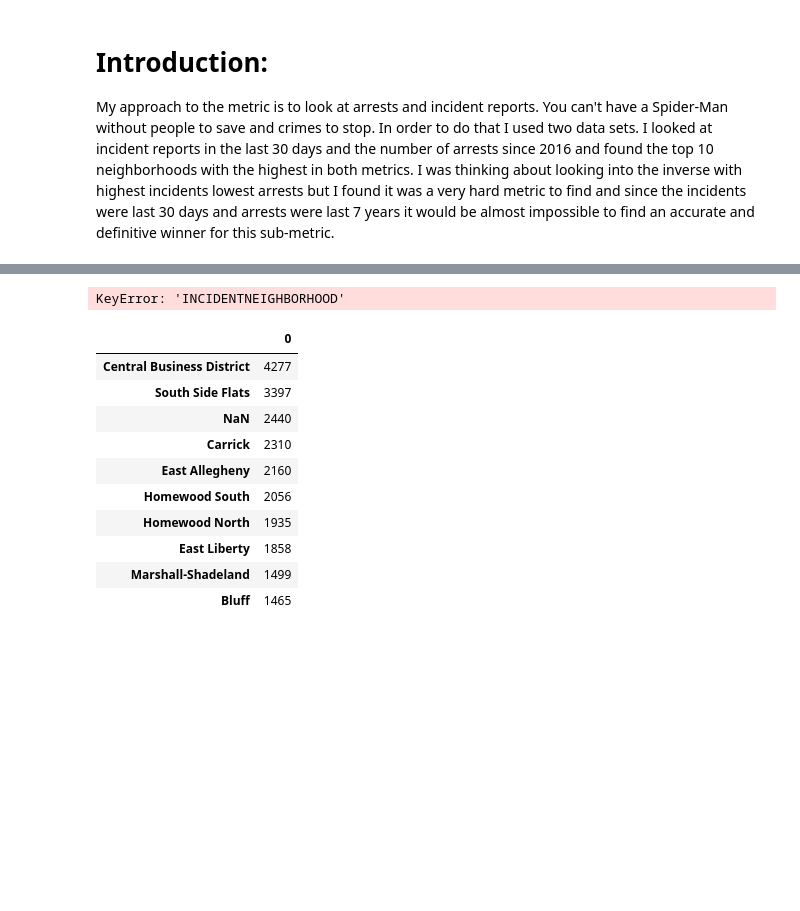
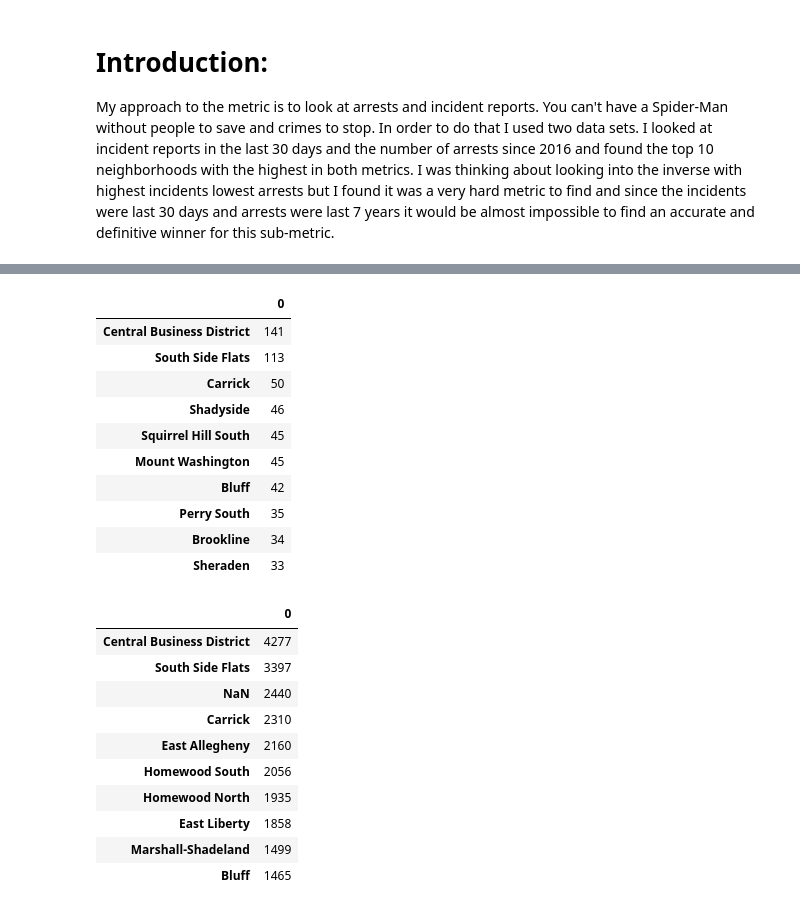
Before and after one commit to ConnorReger/FinalProject, a Jupyter notebook: Connor.ipynb, the cells around one changed output, grey strips where cells are left out. Drawn from its saved outputs; the diff is of its cells as text; code cells hidden in the pictures; blank space fills up the shorter version.

```diff
--- a/Connor.ipynb
+++ b/Connor.ipynb
@@ -12,21 +20,32 @@ TypeError: no numeric data to plot
 # %%
 import pandas as pd
+import numpy as np
+import geopandas as gpd
+%matplotlib inline
+import matplotlib.pyplot as plt
 
 incidents = pd.read_csv('Incidents.csv', sep=",")
 data = {}
-
 for index, row in incidents.iterrows():
     if row.INCIDENTNEIGHBORHOOD in data:
         data[row.INCIDENTNEIGHBORHOOD] = data[row.INCIDENTNEIGHBORHOOD] + 1
     else:
         data[row.INCIDENTNEIGHBORHOOD] = 0
 neighborhoods = pd.DataFrame.from_dict(data, orient='index')
 neighborhoods = neighborhoods.sort_values(0, ascending = False)
 neighborhoods.head(10)
-neighborhoods = neighborhoods.dropna()
-neighborhoods["INCIDENTNEIGHBORHOOD"].plot.density()
 # %% [output]
-KeyError: 'INCIDENTNEIGHBORHOOD'
+|  | 0 |
+| Central Business District | 141 |
+| South Side Flats | 113 |
+| Carrick | 50 |
+| Shadyside | 46 |
+| Squirrel Hill South | 45 |
+| Mount Washington | 45 |
+| Bluff | 42 |
+| Perry South | 35 |
+| Brookline | 34 |
+| Sheraden | 33 |
 # %%
 arrests = pd.read_csv('Arrests.csv', sep=",")
 data = {}
```
Also changed, not shown: parts of 2 cells of this notebook, 5 other files.
